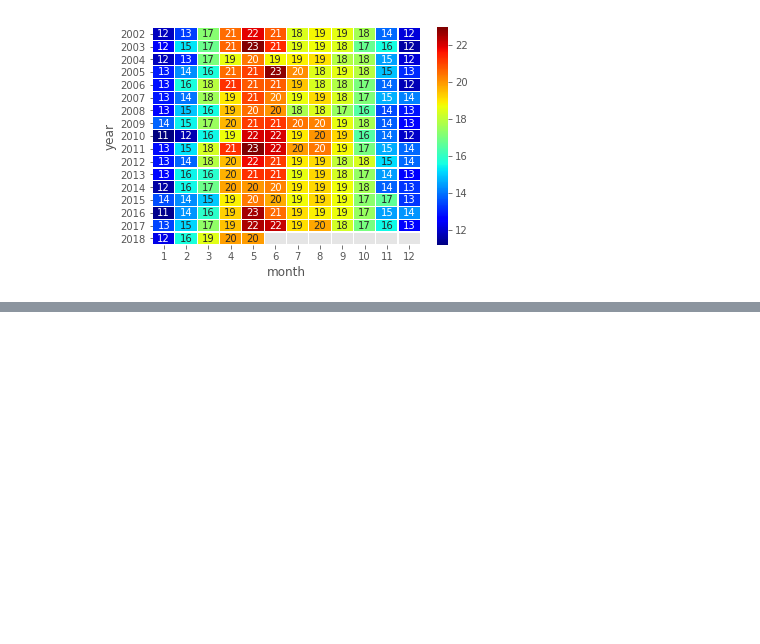
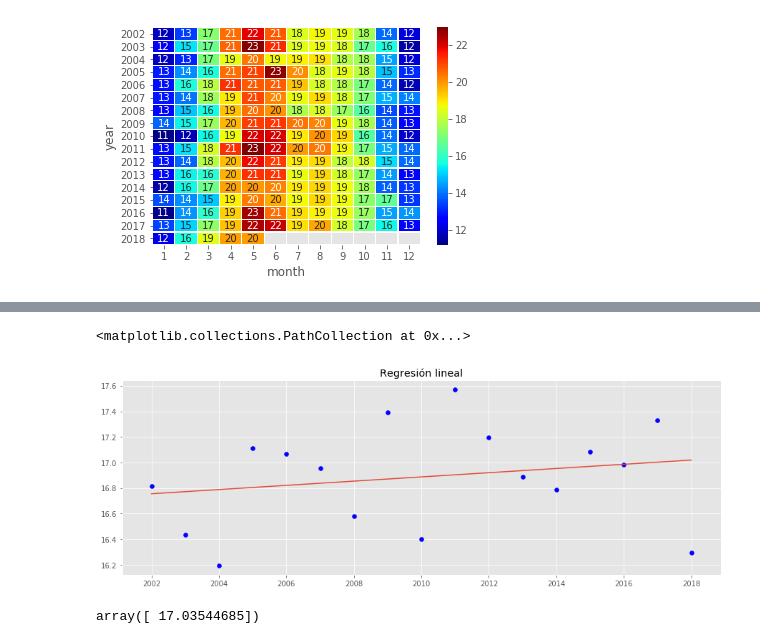
Before and after one commit to jorgemauricio/INIFAP_Course, a Jupyter notebook: ejercicios/Avanzados/indicadores_climatologicos.ipynb, the cells around one changed output, grey strips where cells are left out. Saved outputs shown, nothing was run; the diff lists cells and outputs as text; code cells hidden in the pictures; blank space fills up the shorter version.

Commit message:
agregar regresión lineal

```diff
--- a/ejercicios/Avanzados/indicadores_climatologicos.ipynb
+++ b/ejercicios/Avanzados/indicadores_climatologicos.ipynb
@@ -321,0 +363,4 @@ sns.heatmap(table, cmap="jet", linewidths=.2, annot=True)
+# %%
+# generar los valores para x y y
+x = grouped_sc.index.values.reshape(-1, 1)
+y = grouped_sc['temt'].values
@@ -321,0 +375,14 @@ sns.heatmap(table, cmap="jet", linewidths=.2, annot=True)
+# %%
+# desplegar los valor
+plt.figure(figsize = (15, 5))
+plt.title("Regresión lineal")
+plt.plot(x, y_preds)
+plt.scatter(x, y, c = "b")
+# %% [output]
+<matplotlib.collections.PathCollection at 0x...>
+[figure, added]
+# %%
+# realizar una predicción
+reg.predict(2019)
+# %% [output]
+array([ 17.03544685])
```
Also changed, not shown: parts of 8 cells of this notebook, 2 other files.
